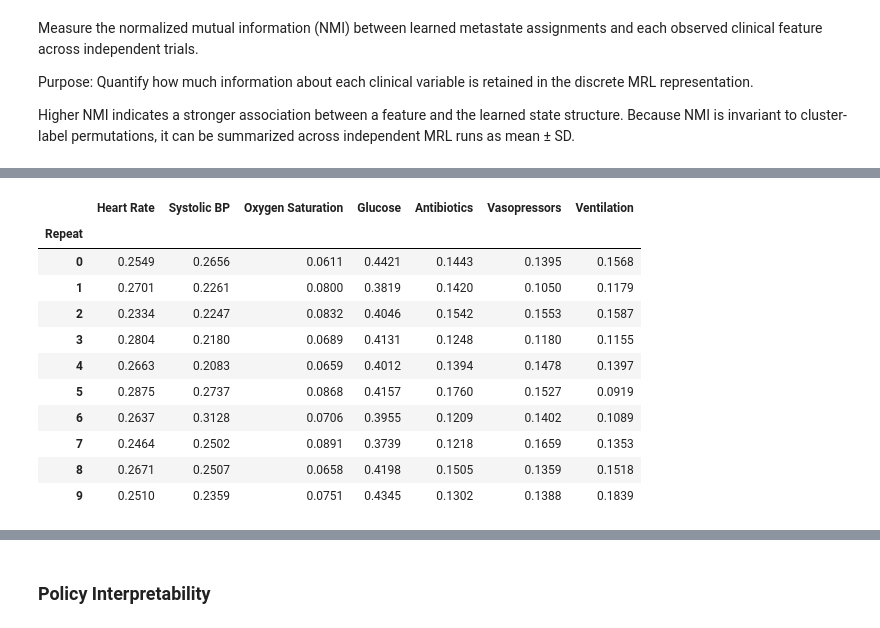
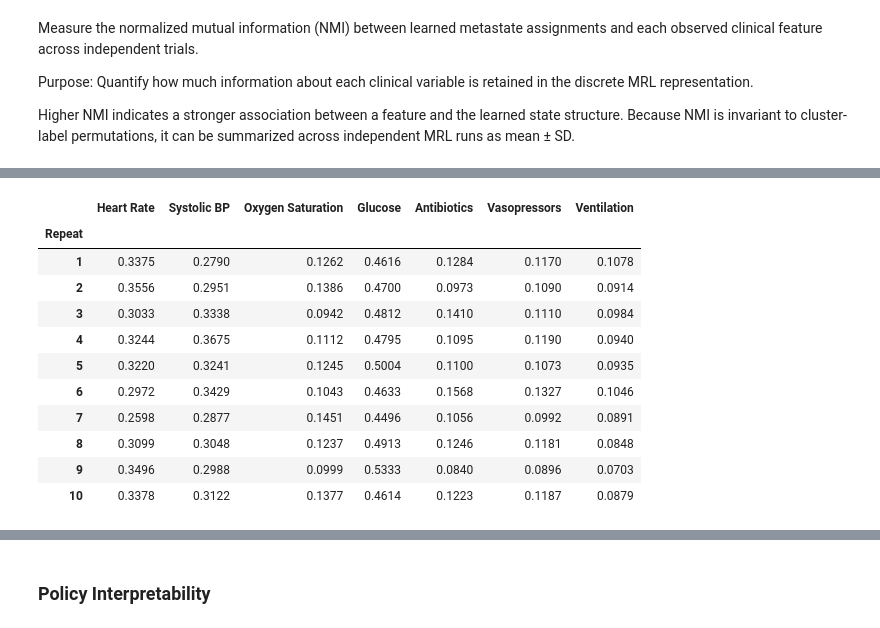
Before and after one commit to yining-wu10/Thesis, a Jupyter notebook: Thesis_Final_Experiment.ipynb, the cells around one changed output, grey strips where cells are left out. Drawn from its saved outputs; the diff is of its cells as text; code cells hidden in the pictures.

```diff
--- a/Thesis_Final_Experiment.ipynb
+++ b/Thesis_Final_Experiment.ipynb
@@ -529,7 +502,7 @@ m.fit(data = data,
     distance_threshold = distance_threshold,
     # th =th,
     # precision_thresh = precision_thresh,
-    # classification = classification,
+    classification = classification,
     split_classifier_params = split_classifier_params,
     # clustering = clustering,
     plot=True,
@@ -621,5 +668,13 @@ Split Success
 # %% [markdown]
 ## MRL Model Inspection
+# %%
+# =========================================================
+# Load the fitted MRL model
+# =========================================================
+single_fit_dir = os.path.join(cache_dir, "single_mrl_fit")
+
+with open(os.path.join(single_fit_dir, "mrl_model.pkl"), "rb") as f:
+    m = pkl.load(f)
 # %%
 # =========================================================
 # 1. Basic information of the trained MRL model
@@ -912,9 +1075,9 @@ The optimality evaluation compares policies learned by stochastic MRL and a base
 n_repeats = 10
 N_full = 3000
 
-Ns = [100] # DEBUG
-# Ns = [100, 200, 500, 1000] # DEBUG
-# Ns = [100, 200, 500, 1000, 1500, 2000, 2500, 3000]
+# Ns = [100] # DEBUG
+# Ns = [100, 200, 500] # DEBUG
+Ns = [100, 200, 500, 1000, 1500, 2000, 2500, 3000]
 
 max_num_steps = 20
 p_diabetes = 0.2
@@ -973,12 +1136,12 @@ G_min = -40
 pfeatures = 7
 h = 5
 gamma_mrl = 0.99
-max_k = 100
+max_k = 250
 distance_threshold = 0.5
 th = 0.05
 precision_thresh = 1e-14
 classification = 'DecisionTreeClassifier'
-split_classifier_params_base = {"max_depth": 2,}
+split_classifier_params_base = {"max_depth": None,}
 clustering = 'Agglomerative'
 plot=True
 # optimize=True
@@ -1925,18 +2863,38 @@ Quantify how much information about each clinical variable is retained in the di
 
 Higher NMI indicates a stronger association between a feature and the learned state structure. Because NMI is invariant to cluster-label permutations, it can be summarized across independent MRL runs as mean ± SD.
 # %%
+# ============================================================
+# Cluster-feature NMI
+#
+# Evaluate the N = 3000 MRL model from each independent repeat.
+# Models are loaded from cache/mrl_models.
+# ============================================================
 feature_nmi_trials = []
 
-for repeat_idx, model in enumerate(
-    all_mrl_models
-):
+representative_N = 3000
+n_repeats = 10
+
+
+for repeat in range(1, n_repeats + 1):
+
+    # 1. Load the N = 3000 MRL model for this repeat
+    model_path = (
+        f"cache/mrl_models/"
+        f"mrl_repeat{repeat:02d}_N{representative_N}.pkl"
+    )
+
+    with open(model_path, "rb") as f:
+        model = pkl.load(f)
+
 
     df_cluster = (
         model.df_trained.copy()
     )
 
+
+    # 2. Calculate cluster-feature NMI
     trial_result = {
-        "Repeat": repeat_idx
+        "Repeat": repeat
     }
 
     for feature in feature_cols:
@@ -1953,7 +2911,10 @@ for repeat_idx, model in enumerate(
     )
 
 
-# Trial-level results
+# ============================================================
+# Results
+# ============================================================
+
 feature_nmi_trials = (
     pd.DataFrame(
         feature_nmi_trials
@@ -1961,9 +2922,10 @@ feature_nmi_trials = (
     .set_index("Repeat")
 )
 
+
 print(
     "=== Cluster-feature NMI: "
-    "trial-level results ==="
+    "trial-level results (N = 3000) ==="
 )
 
 display(
@@ -1971,7 +2933,10 @@ display(
 )
 
 
+# ============================================================
 # Mean ± SD across repeats
+# ============================================================
+
 feature_nmi_summary = pd.DataFrame(
     {
         "Mean": (
@@ -1985,6 +2950,7 @@ feature_nmi_summary = pd.DataFrame(
     }
 )
 
+
 feature_nmi_summary = (
     feature_nmi_summary
     .sort_values(
@@ -1993,9 +2959,10 @@ feature_nmi_summary = (
     )
 )
 
+
 print(
     "\n=== Cluster-feature NMI: "
-    "mean ± SD across repeats ==="
+    "mean ± SD across repeats (N = 3000) ==="
 )
 
 display(
@@ -2006,12 +2973,12 @@ display(
 |  | Heart Rate | Systolic BP | Oxygen Saturation | Glucose | Antibiotics | Vasopressors | Ventilation |
 | Repeat |  |  |  |  |  |  |  |
-| 0 | 0.2549 | 0.2656 | 0.0611 | 0.4421 | 0.1443 | 0.1395 | 0.1568 |
-| 1 | 0.2701 | 0.2261 | 0.0800 | 0.3819 | 0.1420 | 0.1050 | 0.1179 |
-| 2 | 0.2334 | 0.2247 | 0.0832 | 0.4046 | 0.1542 | 0.1553 | 0.1587 |
-| 3 | 0.2804 | 0.2180 | 0.0689 | 0.4131 | 0.1248 | 0.1180 | 0.1155 |
-| 4 | 0.2663 | 0.2083 | 0.0659 | 0.4012 | 0.1394 | 0.1478 | 0.1397 |
-| 5 | 0.2875 | 0.2737 | 0.0868 | 0.4157 | 0.1760 | 0.1527 | 0.0919 |
-| 6 | 0.2637 | 0.3128 | 0.0706 | 0.3955 | 0.1209 | 0.1402 | 0.1089 |
-| 7 | 0.2464 | 0.2502 | 0.0891 | 0.3739 | 0.1218 | 0.1659 | 0.1353 |
-| 8 | 0.2671 | 0.2507 | 0.0658 | 0.4198 | 0.1505 | 0.1359 | 0.1518 |
-| 9 | 0.2510 | 0.2359 | 0.0751 | 0.4345 | 0.1302 | 0.1388 | 0.1839 |
+| 1 | 0.3375 | 0.2790 | 0.1262 | 0.4616 | 0.1284 | 0.1170 | 0.1078 |
+| 2 | 0.3556 | 0.2951 | 0.1386 | 0.4700 | 0.0973 | 0.1090 | 0.0914 |
+| 3 | 0.3033 | 0.3338 | 0.0942 | 0.4812 | 0.1410 | 0.1110 | 0.0984 |
+| 4 | 0.3244 | 0.3675 | 0.1112 | 0.4795 | 0.1095 | 0.1190 | 0.0940 |
+| 5 | 0.3220 | 0.3241 | 0.1245 | 0.5004 | 0.1100 | 0.1073 | 0.0935 |
+| 6 | 0.2972 | 0.3429 | 0.1043 | 0.4633 | 0.1568 | 0.1327 | 0.1046 |
+| 7 | 0.2598 | 0.2877 | 0.1451 | 0.4496 | 0.1056 | 0.0992 | 0.0891 |
+| 8 | 0.3099 | 0.3048 | 0.1237 | 0.4913 | 0.1246 | 0.1181 | 0.0848 |
+| 9 | 0.3496 | 0.2988 | 0.0999 | 0.5333 | 0.0840 | 0.0896 | 0.0703 |
+| 10 | 0.3378 | 0.3122 | 0.1377 | 0.4614 | 0.1223 | 0.1187 | 0.0879 |
```
Also changed, not shown: parts of 69 cells of this notebook.
